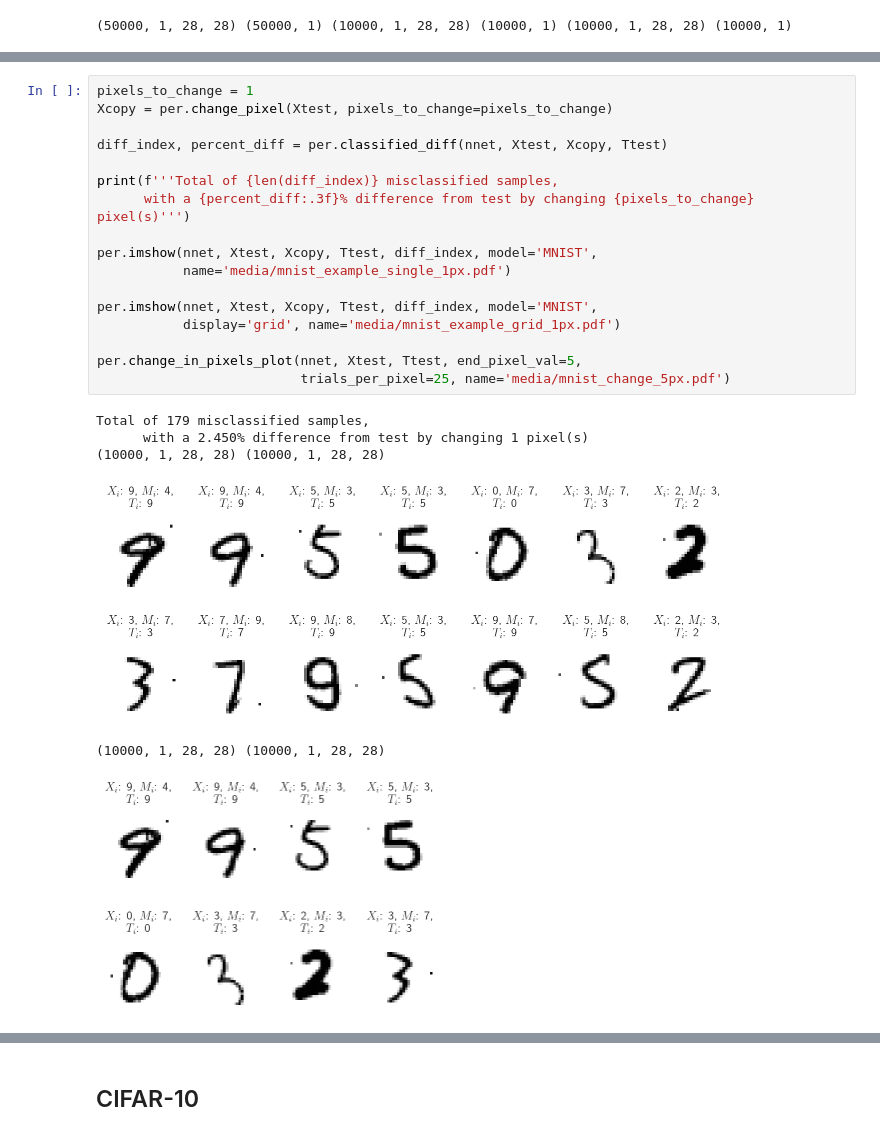
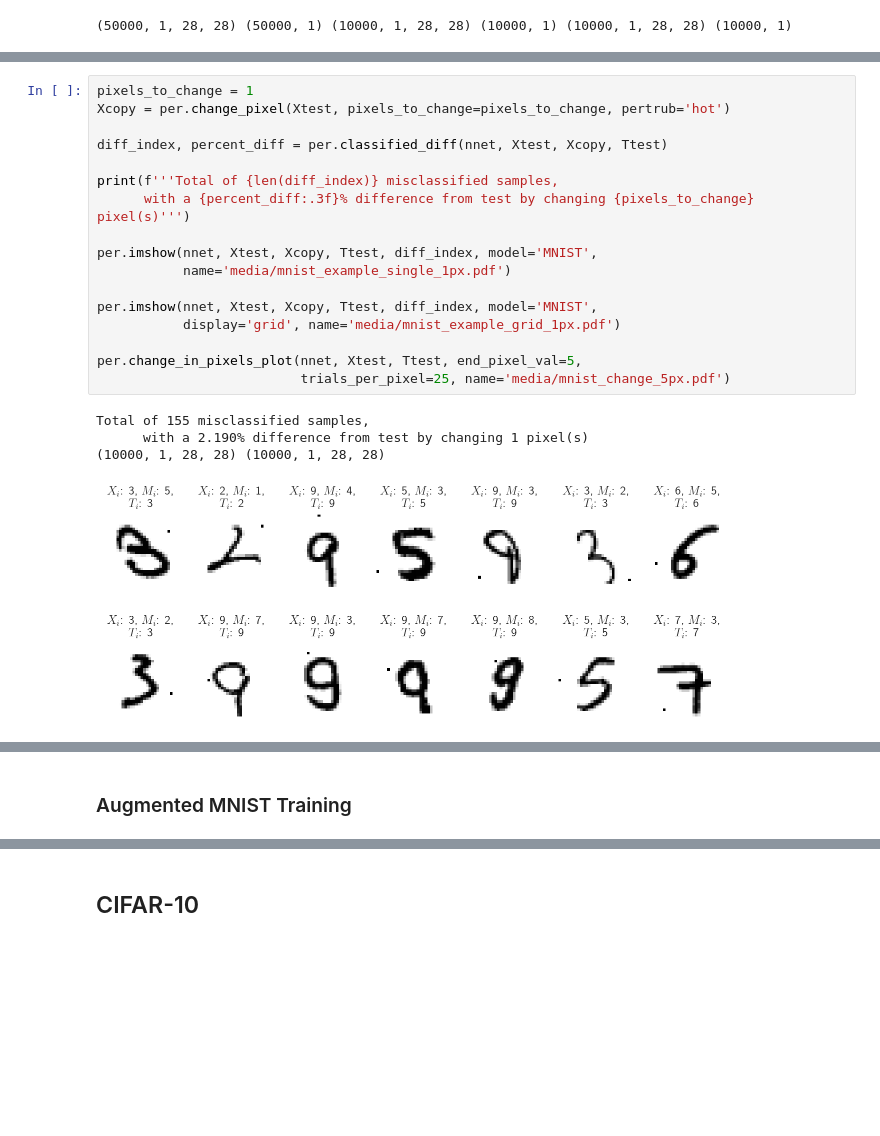
Before and after one commit to stockeh/augmented-image-classification, a Jupyter notebook: notebooks/single-pixel-study.ipynb, the cells around one changed output, grey strips where cells are left out. Saved outputs shown, nothing was run; the diff lists cells and outputs as text; blank space fills up the shorter version.

Commit message:
updated augmentation for MNIST

```diff
--- a/notebooks/single-pixel-study.ipynb
+++ b/notebooks/single-pixel-study.ipynb
@@ -133,24 +134,22 @@ _ = ml.confusion_matrix(Ttest, classes, np.unique(Ttest))
 # %%
 pixels_to_change = 1
-Xcopy = per.change_pixel(Xtest, pixels_to_change=pixels_to_change)
+Xcopy = per.change_pixel(Xtest, pixels_to_change=pixels_to_change, pertrub='hot')
 
 diff_index, percent_diff = per.classified_diff(nnet, Xtest, Xcopy, Ttest)
 
 print(f'''Total of {len(diff_index)} misclassified samples,
       with a {percent_diff:.3f}% difference from test by changing {pixels_to_change} pixel(s)''')
 
 per.imshow(nnet, Xtest, Xcopy, Ttest, diff_index, model='MNIST',
            name='media/mnist_example_single_1px.pdf')
 
 per.imshow(nnet, Xtest, Xcopy, Ttest, diff_index, model='MNIST',
            display='grid', name='media/mnist_example_grid_1px.pdf')
 
 per.change_in_pixels_plot(nnet, Xtest, Ttest, end_pixel_val=5,
                           trials_per_pixel=25, name='media/mnist_change_5px.pdf')
 # %% [output]
-Total of 179 misclassified samples,
-      with a 2.450% difference from test by changing 1 pixel(s)
+Total of 155 misclassified samples,
+      with a 2.190% difference from test by changing 1 pixel(s)
 (10000, 1, 28, 28) (10000, 1, 28, 28)
-[figure, old version]
+[figure, new version]
-(10000, 1, 28, 28) (10000, 1, 28, 28)
-[figure, removed]
@@ -157,0 +156,2 @@ Total of 179 misclassified samples,
+# %% [markdown]
+### Augmented MNIST Training
```
Also changed, not shown: parts of 15 cells of this notebook, 3 other files.
